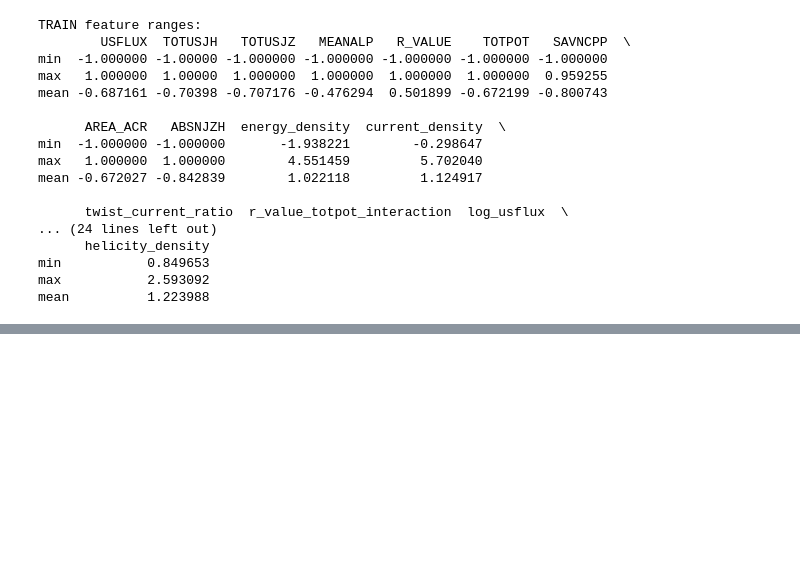
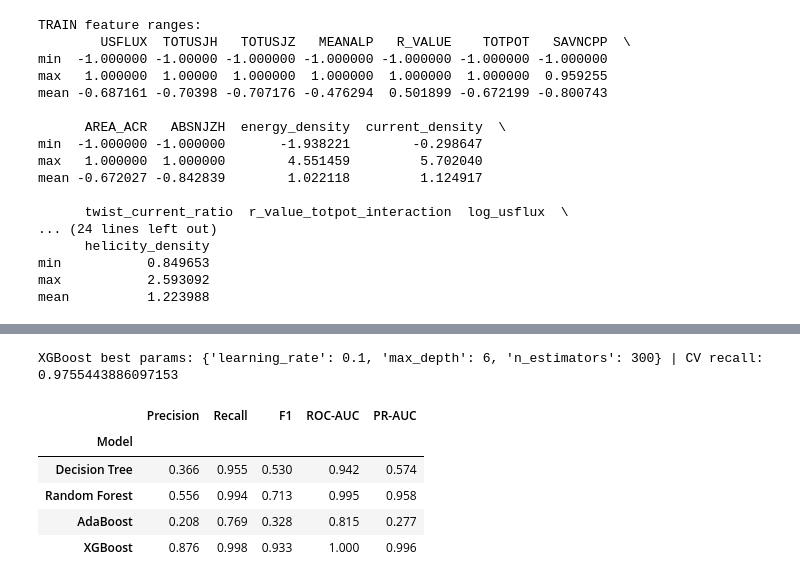
Before and after one commit to aceholland/Predicting-Sun-s-Most-Dangerous-Eruptions---24-hours-before, a Jupyter notebook: The_M5_Flare_Problem_.ipynb, the cells around one changed output, grey strips where cells are left out. Drawn from its saved outputs; the diff is of its cells as text; code cells hidden in the pictures; blank space fills up the shorter version.

```diff
--- a/The_M5_Flare_Problem_.ipynb
+++ b/The_M5_Flare_Problem_.ipynb
@@ -1238,0 +582,58 @@ for name in model_order_worst_to_best:
+# %%
+xgb_grid = {
+    "n_estimators": [200, 300, 500],
+    "max_depth": [3, 4, 6],
+    "learning_rate": [0.03, 0.05, 0.1],
+}
+xgb_search = GridSearchCV(
+    XGBClassifier(scale_pos_weight=scale_pos_weight, eval_metric="logloss",
+                  random_state=RANDOM_STATE, n_jobs=-1),
+    xgb_grid, scoring="recall", cv=cv, n_jobs=-1
+)
+xgb_search.fit(X_tr, y_tr)
+tuned_models["XGBoost"] = xgb_search.best_estimator_
+print("XGBoost best params:", xgb_search.best_params_, "| CV recall:", xgb_search.best_score_)
+# %% [output]
+XGBoost best params: {'learning_rate': 0.1, 'max_depth': 6, 'n_estimators': 300} | CV recall: 0.9755443886097153
+# %%
+gb_grid = {
+    "n_estimators": [200, 300],
+    "max_depth": [2, 3],
+    "learning_rate": [0.03, 0.05, 0.1],
+}
+gb_search = GridSearchCV(
+    GradientBoostingClassifier(random_state=RANDOM_STATE),
+    gb_grid, scoring="recall", cv=cv, n_jobs=-1
+)
+gb_search.fit(X_tr, y_tr)
+tuned_models["Gradient Boosting"] = gb_search.best_estimator_
+print("Gradient Boosting best params:", gb_search.best_params_, "| CV recall:", gb_search.best_score_)
+# %%
+tuned_results = []
+roc_data = {}
+
+for name, model in tuned_models.items():
+    proba = model.predict_proba(X_val)[:, 1]
+    pred = (proba >= 0.5).astype(int)
+
+    tuned_results.append({
+        "Model": name,
+        "Precision": precision_score(y_val, pred),
+        "Recall": recall_score(y_val, pred),
+        "F1": f1_score(y_val, pred),
+        "ROC-AUC": roc_auc_score(y_val, proba),
+        "PR-AUC": average_precision_score(y_val, proba),
+    })
+
+    fpr, tpr, _ = roc_curve(y_val, proba)
+    roc_data[name] = (fpr, tpr)
+
+tuned_results_df = pd.DataFrame(tuned_results).set_index("Model").round(3)
+tuned_results_df
+# %% [output]
+|  | Precision | Recall | F1 | ROC-AUC | PR-AUC |
+| Model |  |  |  |  |  |
+| Decision Tree | 0.366 | 0.955 | 0.530 | 0.942 | 0.574 |
+| Random Forest | 0.556 | 0.994 | 0.713 | 0.995 | 0.958 |
+| AdaBoost | 0.208 | 0.769 | 0.328 | 0.815 | 0.277 |
+| XGBoost | 0.876 | 0.998 | 0.933 | 1.000 | 0.996 |
```
Also changed, not shown: parts of 37 cells of this notebook.
